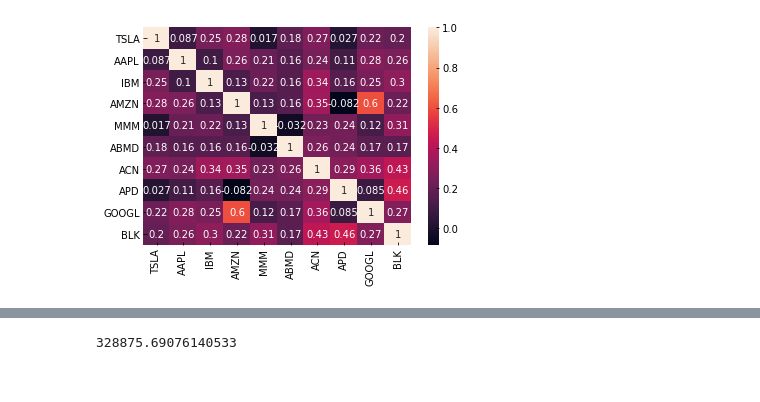
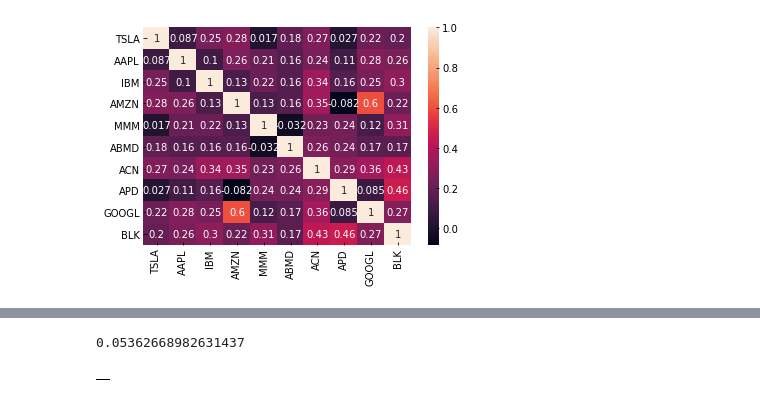
Before and after one commit to krems/cmf_case_1_week, a Jupyter notebook: blah-blah.ipynb, the cells around one changed output, grey strips where cells are left out. Saved outputs shown, nothing was run; the diff lists cells and outputs as text; code cells hidden in the pictures.

```diff
--- a/blah-blah.ipynb
+++ b/blah-blah.ipynb
@@ -475,4 +528,8 @@ beta(spy_p[-len(pv_s):], pv_s)
-# %%
-beta(spy_p[-len(pv_s):], pv_s)
-# %% [output]
-328875.69076140533
+# %%
+pnl.mean() / pnl.std()
+# %% [output]
+0.05362668982631437
+# %%
+alphas_s
+# %% [output]
+|  |
```
Also changed, not shown: parts of 19 cells of this notebook, 1 other file.
